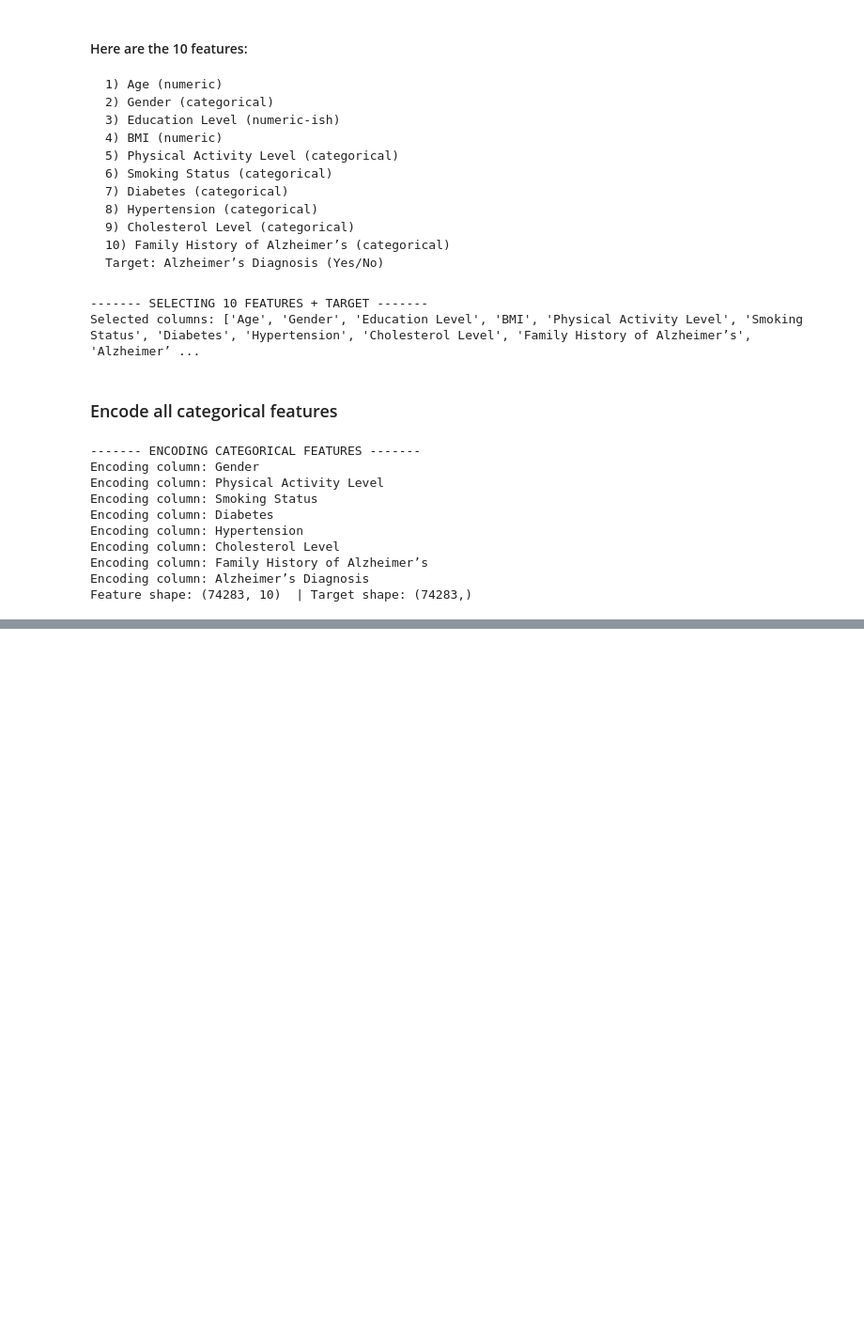
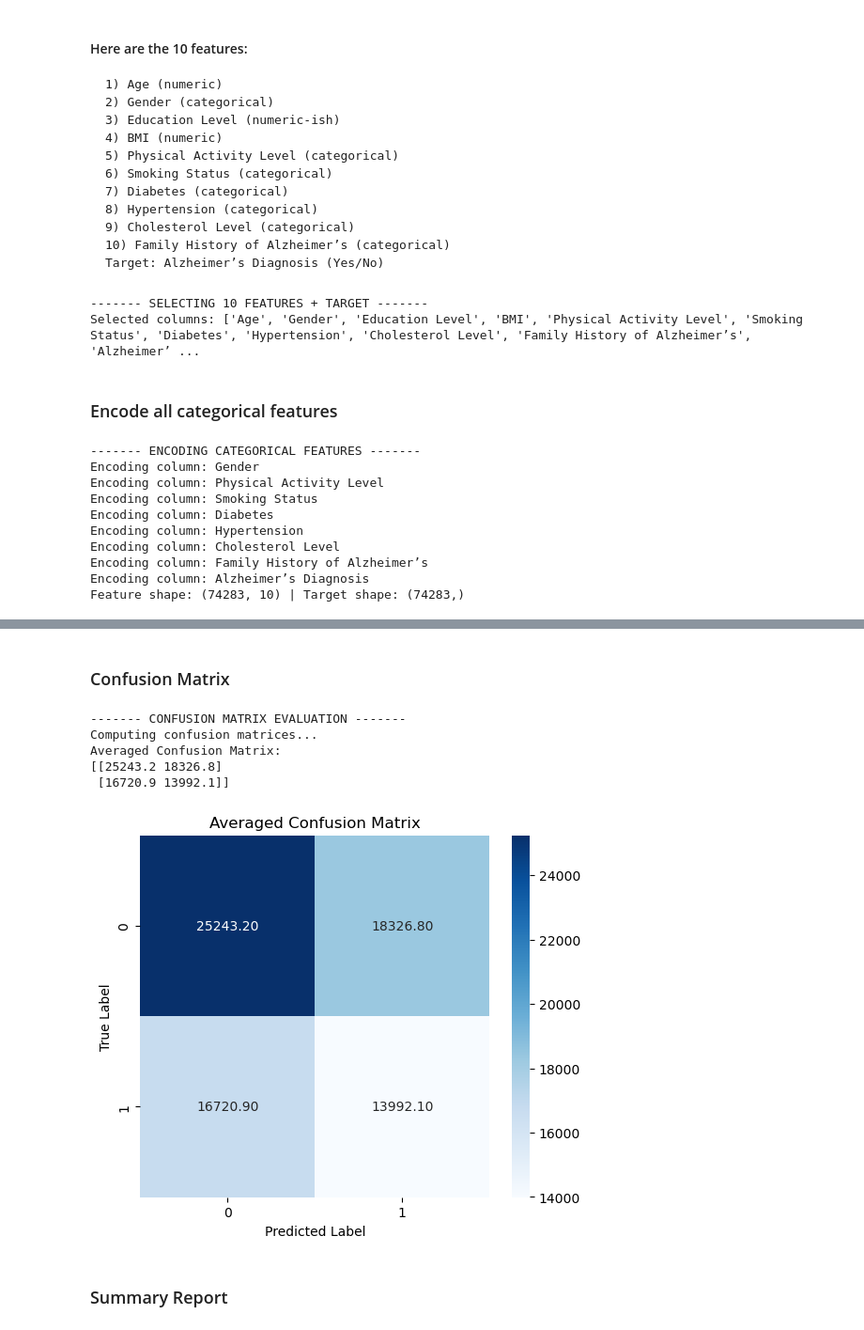
Before and after one commit to cfpisaca/ML_HW1, a Jupyter notebook: HW1.ipynb, the cells around one changed output, grey strips where cells are left out. Shown: that part at 94% size. Drawn from its saved outputs; the diff is of its cells as text; code cells hidden in the pictures; blank space fills up the shorter version.

```diff
--- a/HW1.ipynb
+++ b/HW1.ipynb
@@ -372,0 +188,34 @@ Confusion Matrix (TEST DATA):
+# %% [markdown]
+### Confusion Matrix
+# %%
+from sklearn.metrics import confusion_matrix
+import seaborn as sns
+
+print("------- CONFUSION MATRIX EVALUATION -------")
+
+def compute_confusion_matrix(weights):
+    predictions = np.dot(X, weights) > 0.5
+    cm = confusion_matrix(y, predictions)
+    return cm
+
+print("Computing confusion matrices...")
+conf_matrices = [compute_confusion_matrix(np.random.randn(X.shape[1])) for _ in range(num_trials)]
+avg_conf_matrix = np.mean(conf_matrices, axis=0)
+print("Averaged Confusion Matrix:")
+print(avg_conf_matrix)
+
+plt.figure(figsize=(6, 5))
+sns.heatmap(avg_conf_matrix, annot=True, fmt=".2f", cmap="Blues")
+plt.title("Averaged Confusion Matrix")
+plt.xlabel("Predicted Label")
+plt.ylabel("True Label")
+plt.show()
+# %% [output]
+------- CONFUSION MATRIX EVALUATION -------
+Computing confusion matrices...
+Averaged Confusion Matrix:
+[[25243.2 18326.8]
+ [16720.9 13992.1]]
+[figure, added]
+# %% [markdown]
+### Summary Report
```
Also changed, not shown: parts of 21 cells of this notebook.
